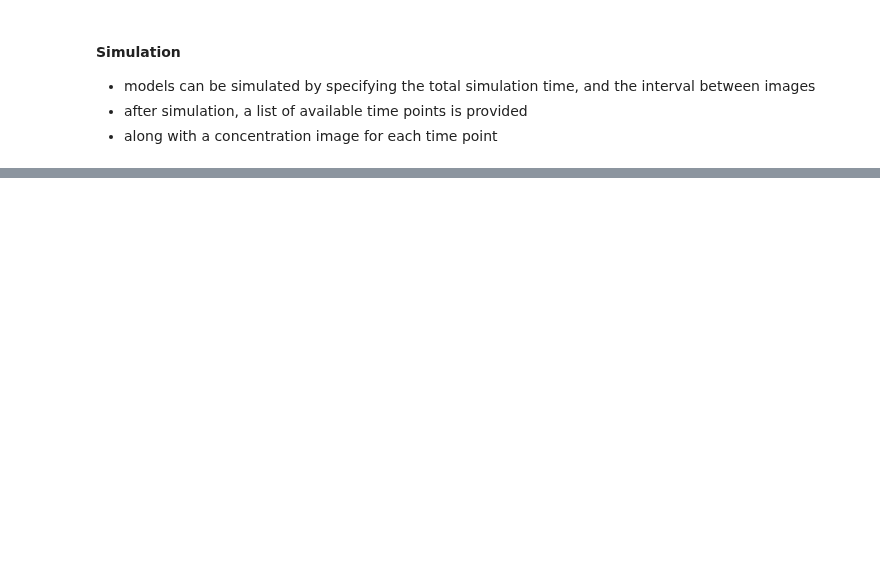
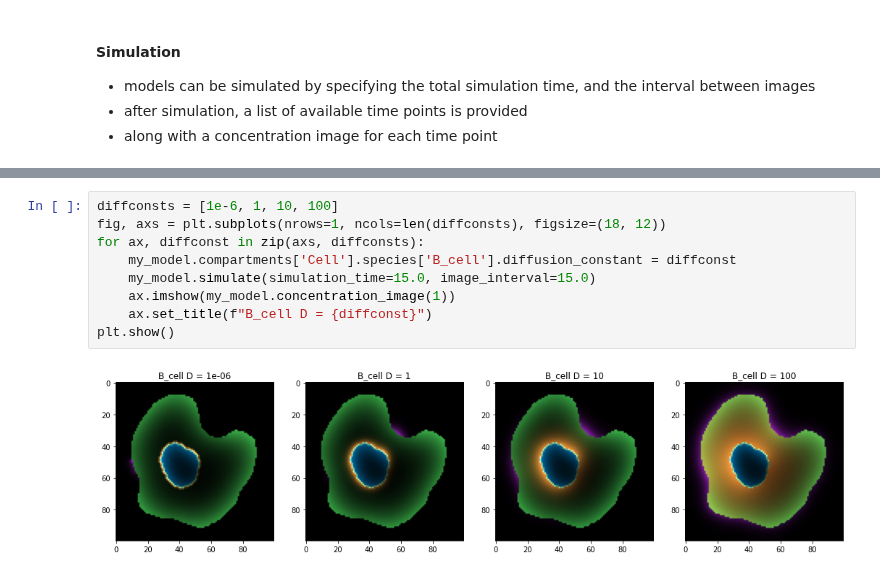
Before and after one commit to spatial-model-editor/spatial-model-editor, a Jupyter notebook: sme/sme_getting_started.ipynb, the cells around one changed output, grey strips where cells are left out. Saved outputs shown, nothing was run; the diff lists cells and outputs as text; blank space fills up the shorter version.

```diff
--- a/sme/sme_getting_started.ipynb
+++ b/sme/sme_getting_started.ipynb
@@ -74,0 +165,11 @@ plt.show()
+# %%
+diffconsts = [1e-6, 1, 10, 100]
+fig, axs = plt.subplots(nrows=1, ncols=len(diffconsts), figsize=(18, 12))
+for ax, diffconst in zip(axs, diffconsts):
+    my_model.compartments['Cell'].species['B_cell'].diffusion_constant = diffconst
+    my_model.simulate(simulation_time=15.0, image_interval=15.0)
+    ax.imshow(my_model.concentration_image(1))
+    ax.set_title(f"B_cell D = {diffconst}")
+plt.show()
+# %% [output]
+[figure, added]
```
Also changed, not shown: parts of 24 cells of this notebook, 15 other files.
